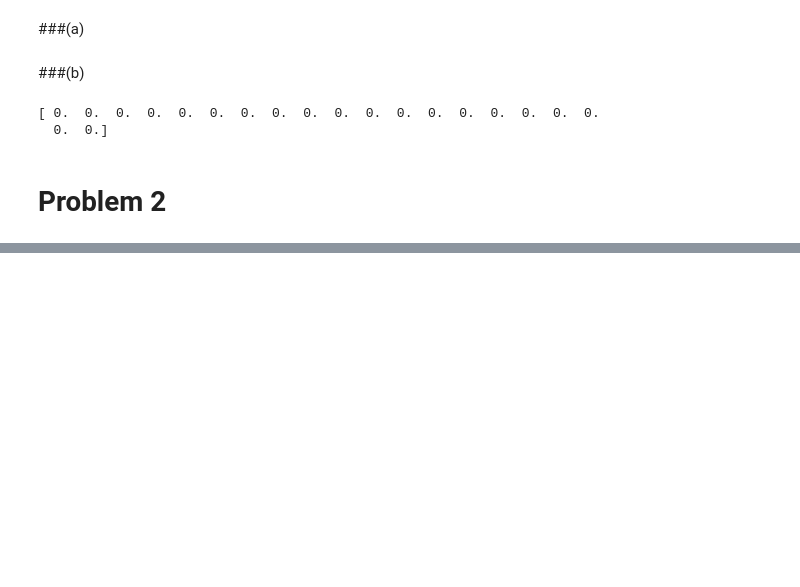
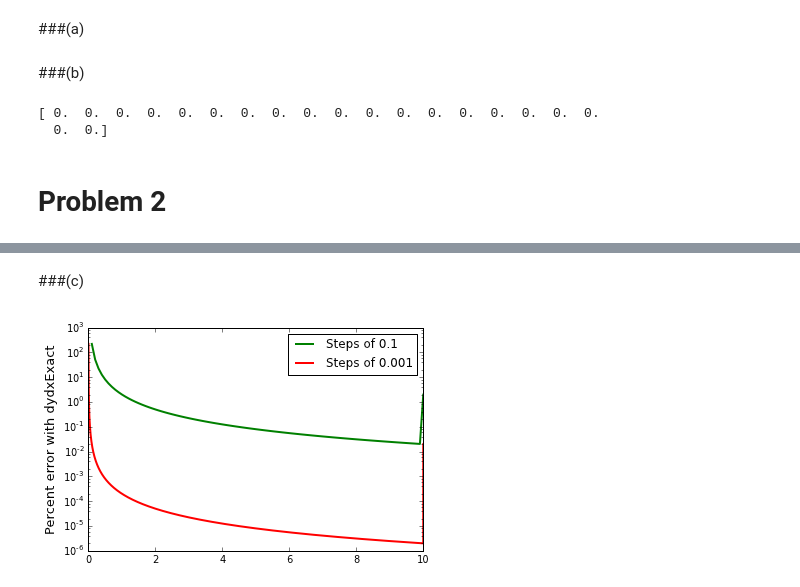
Before and after one commit to mullenray/PHYS202-S13, a Jupyter notebook: Week4/InterpAndDiffEx3.ipynb, the cells around one changed output, grey strips where cells are left out. Drawn from its saved outputs; the diff is of its cells as text; code cells hidden in the pictures; blank space fills up the shorter version.

```diff
--- a/Week4/InterpAndDiffEx3.ipynb
+++ b/Week4/InterpAndDiffEx3.ipynb
@@ -38,0 +71,9 @@ Temp(3)
+# %%
+def finiteDifference(x,y):
+    """Input array x and y(x).
+       Return the derivative of y with respect to x."""
+    dydx = zeros(y.shape, float)
+    dydx[1:-1] = (y[2:] - y[:-2])/(x[2:]-x[:-2]) #center difference
+    dydx[0] = (y[1]-y[0])/(x[1]-x[0])  #forward difference for first element
+    dydx[-1] = (y[-1]-y[-2])/(x[-1]-x[-2])  #backward diference for last element
+    return dydx
@@ -38,0 +82,6 @@ Temp(3)
+# %%
+x = arange(0.0,10.01,0.1)
+y = x**5
+
+dydx1 = finiteDifference(x,y)
+print dydx1
@@ -38,0 +106,20 @@ Temp(3)
+# %% [markdown]
+###(c)
+# %%
+z = arange(0.0,10.0005,0.001)
+w = z**5
+dydx2 = finiteDifference(z,w)
+# %%
+dydxExact1 = 5*x**4
+dydxExact2 = 5*z**4
+
+percentError1 = 100*abs( dydx1[1:] - dydxExact1[1:] )/dydxExact1[1:]
+percentError2 = 100*abs( dydx2[1:] - dydxExact2[1:] )/dydxExact2[1:]
+
+semilogy(x[1:], percentError1, label='Steps of 0.1', color = "green", linewidth = 2)
+semilogy(z[1:], percentError2, label='Steps of 0.001', color = "red", linewidth = 2)
+ylabel("Percent error with dydxExact", fontsize = 13)
+legend()
+show()
+# %% [output]
+[figure, added]
```
Also changed, not shown: parts of 18 cells of this notebook.
